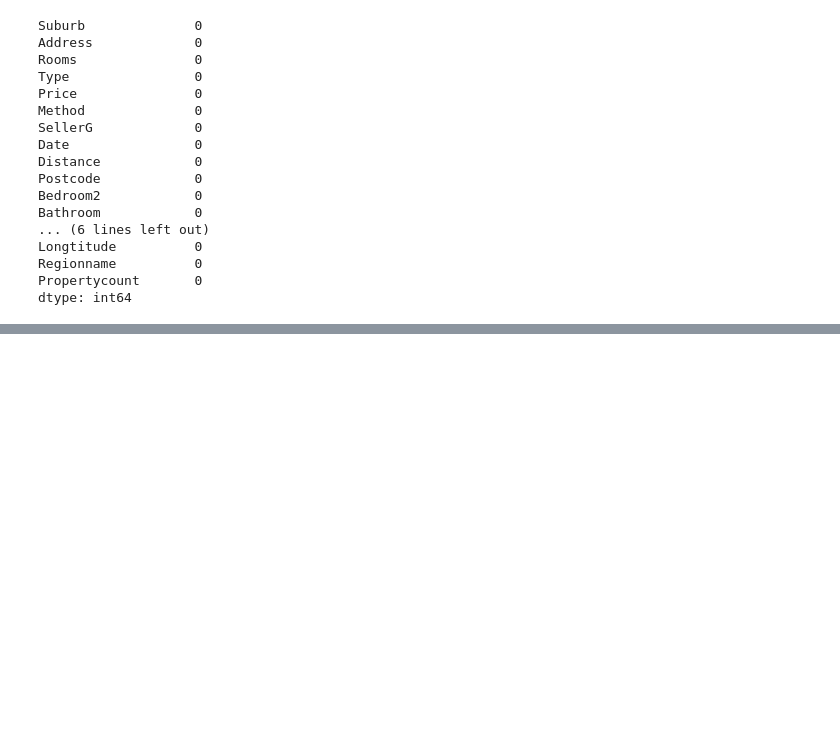
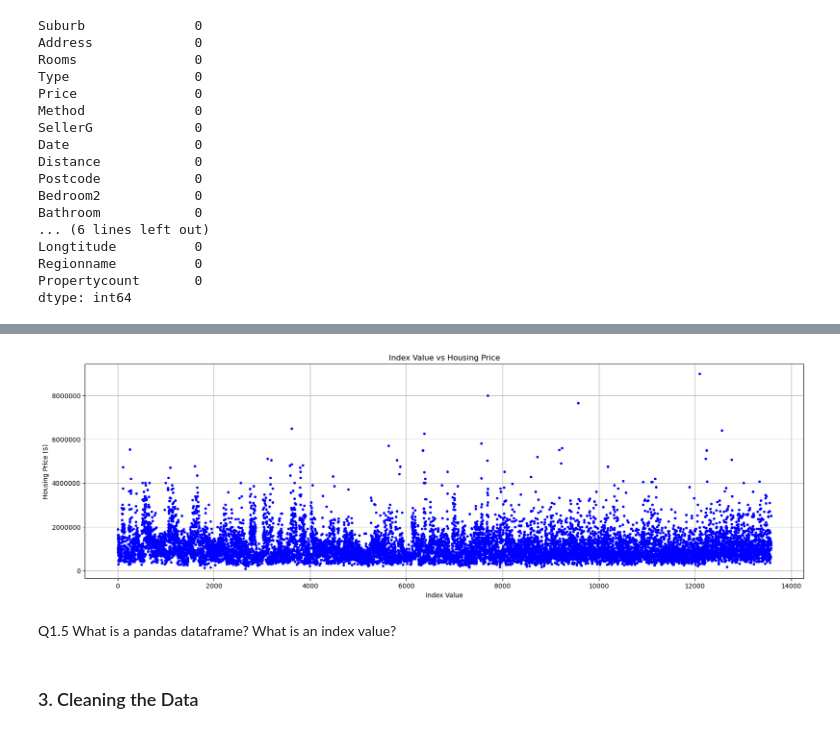
Before and after one commit to samw0627/513_ICTE6, a Jupyter notebook: housing.ipynb, the cells around one changed output, grey strips where cells are left out. Cells and saved outputs as stored; diff of their text form; code cells hidden in the pictures; blank space fills up the shorter version.

```diff
--- a/housing.ipynb
+++ b/housing.ipynb
@@ -80,3 +80,26 @@ Car                62
 BuildingArea     6450
 YearBuilt        5375
 CouncilArea      1369
+# %%
+# Plot the index value versus price for the 13,580 entries.
+index_values = housing_data.index
+housing_prices = housing_data['Price']
+
+# Plot in a scatter plot
+plt.figure(figsize=(20, 6))
+plt.plot(index_values, housing_prices, marker='o', linestyle='', color='b', markersize=3)
+plt.title('Index Value vs Housing Price')
+plt.xlabel('Index Value')
+plt.ylabel('Housing Price ($)')
+plt.grid(True)
+
+# Disable scientific notation
+plt.ticklabel_format(style='plain', axis='both')
+
+plt.show()
+# %% [output]
+[figure, added]
+# %% [markdown]
+Q1.5 What is a pandas dataframe? What is an index value?
+# %% [markdown]
+### 3. Cleaning the Data
```
Also changed, not shown: parts of 2 cells of this notebook.
